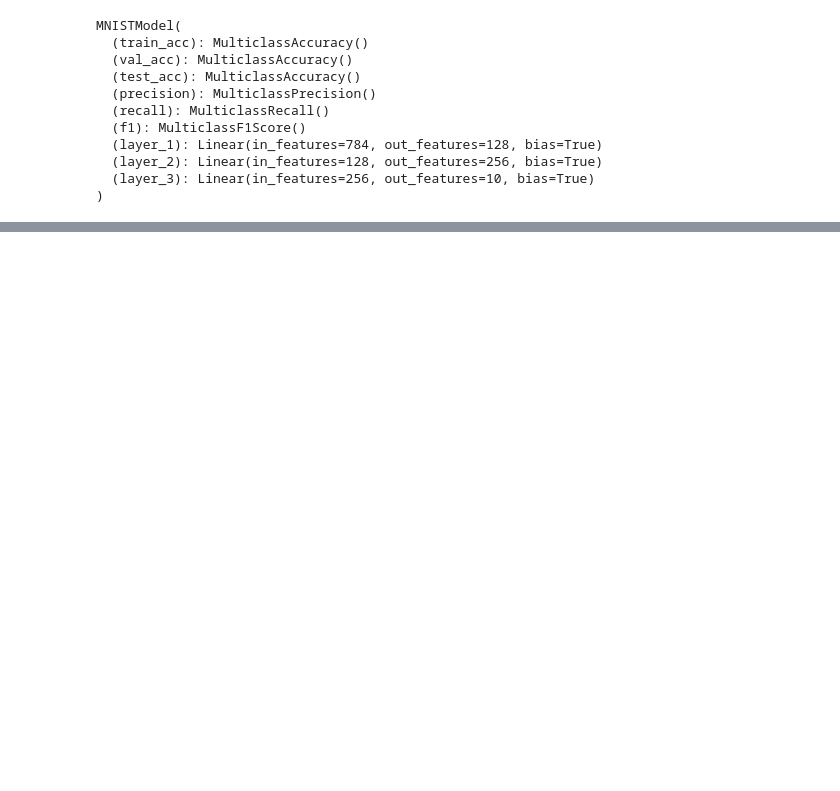
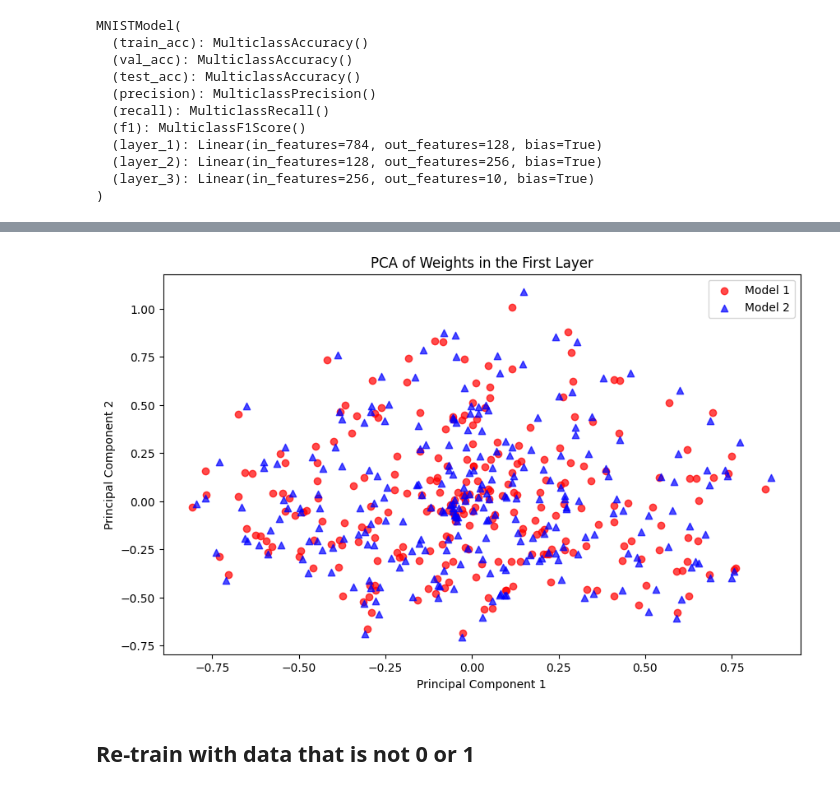
Before and after one commit to miguel-kjh/ExAI, a Jupyter notebook: experiments/neuronal_plasticity.ipynb, the cells around one changed output, grey strips where cells are left out. Drawn from its saved outputs; the diff is of its cells as text; code cells hidden in the pictures; blank space fills up the shorter version.

```diff
--- a/experiments/neuronal_plasticity.ipynb
+++ b/experiments/neuronal_plasticity.ipynb
@@ -218,0 +278,32 @@ MNISTModel(
+# %%
+from sklearn.decomposition import PCA
+
+# Flatten the weights for PCA
+# Each neuron's weights become a single vector
+flattened_weights_model_1 = weights_mnist[1].reshape(weights_mnist[1].shape[0], -1)
+flattened_weights_model_2 = weights_plasticy[1].reshape(weights_plasticy[1].shape[0], -1)
+
+# Combine the weights from both models for PCA
+combined_weights = np.vstack([flattened_weights_model_1, flattened_weights_model_2])
+
+# Apply PCA to reduce the dimensions to 2 for visualization
+pca = PCA(n_components=2)
+reduced_weights = pca.fit_transform(combined_weights)
+
+# Split the reduced weights back into two groups for plotting
+reduced_weights_model_1 = reduced_weights[:flattened_weights_model_1.shape[0], :]
+reduced_weights_model_2 = reduced_weights[flattened_weights_model_1.shape[0]:, :]
+
+# Plotting
+plt.figure(figsize=(10, 6))
+plt.scatter(reduced_weights_model_1[:, 0], reduced_weights_model_1[:, 1], label='Model 1', alpha=0.7, color='red', marker='o')
+plt.scatter(reduced_weights_model_2[:, 0], reduced_weights_model_2[:, 1], label='Model 2', alpha=0.7, color='blue', marker='^')
+plt.title('PCA of Weights in the First Layer')
+plt.xlabel('Principal Component 1')
+plt.ylabel('Principal Component 2')
+plt.legend()
+plt.show()
+# %% [output]
+[figure, added]
+# %% [markdown]
+## Re-train with data that is not 0 or 1
```
Also changed, not shown: parts of 14 cells of this notebook, 2 other files.
